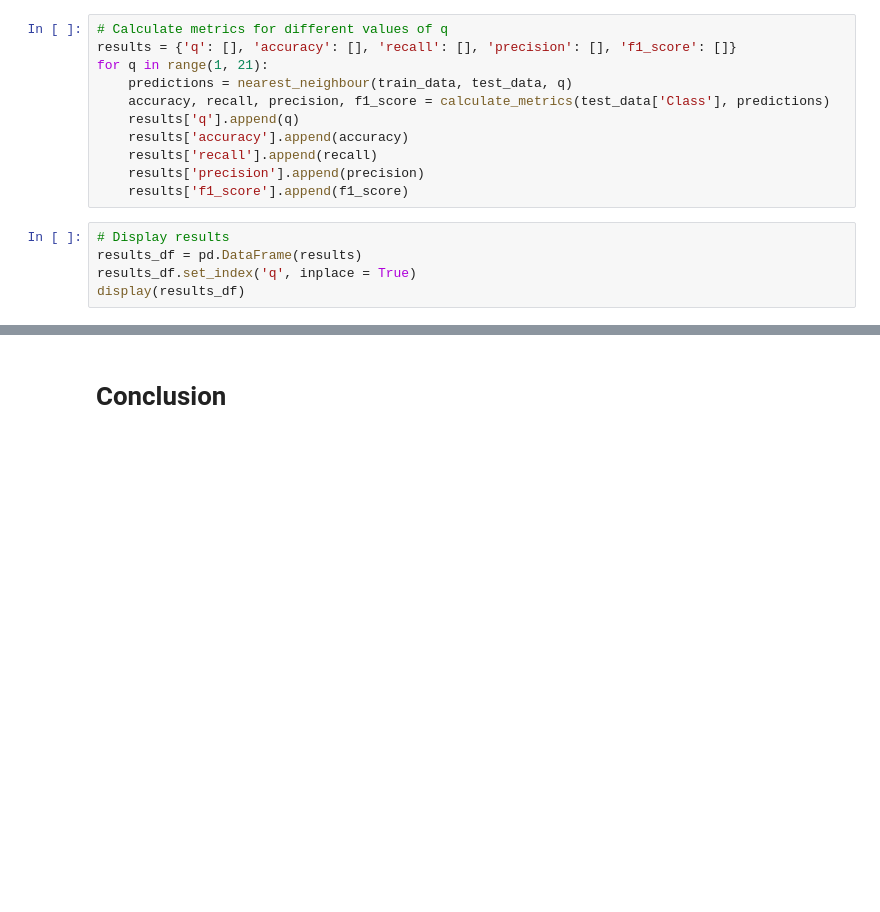
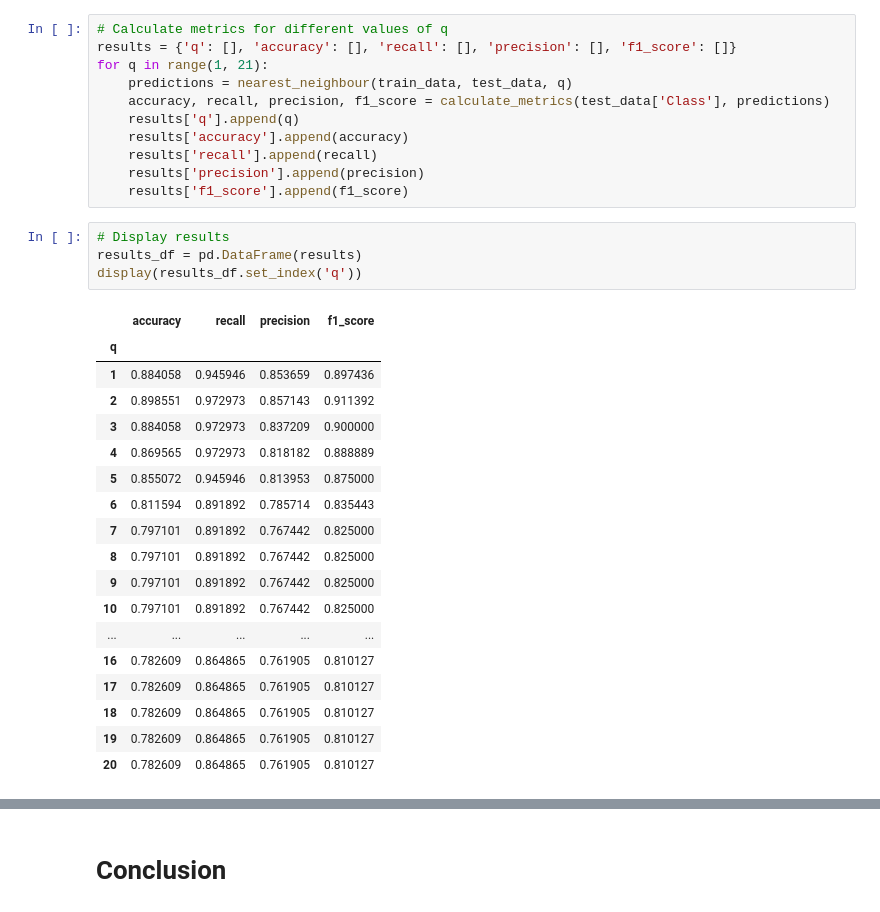
Before and after one commit to rjosh003-CS/Data-Mining-coursework, a Jupyter notebook: DM_Coursework_part_1.ipynb, the cells around one changed output, grey strips where cells are left out. Cells and saved outputs as stored; diff of their text form; blank space fills up the shorter version.

```diff
--- a/DM_Coursework_part_1.ipynb
+++ b/DM_Coursework_part_1.ipynb
@@ -972,6 +1041,24 @@ for q in range(1, 21):
 # %%
 # Display results
 results_df = pd.DataFrame(results)
-results_df.set_index('q', inplace = True)
-display(results_df)
+display(results_df.set_index('q'))
+# %% [output]
+|  | accuracy | recall | precision | f1_score |
+| q |  |  |  |  |
+| 1 | 0.884058 | 0.945946 | 0.853659 | 0.897436 |
+| 2 | 0.898551 | 0.972973 | 0.857143 | 0.911392 |
+| 3 | 0.884058 | 0.972973 | 0.837209 | 0.900000 |
+| 4 | 0.869565 | 0.972973 | 0.818182 | 0.888889 |
+| 5 | 0.855072 | 0.945946 | 0.813953 | 0.875000 |
+| 6 | 0.811594 | 0.891892 | 0.785714 | 0.835443 |
+| 7 | 0.797101 | 0.891892 | 0.767442 | 0.825000 |
+| 8 | 0.797101 | 0.891892 | 0.767442 | 0.825000 |
+| 9 | 0.797101 | 0.891892 | 0.767442 | 0.825000 |
+| 10 | 0.797101 | 0.891892 | 0.767442 | 0.825000 |
+| ... | ... | ... | ... | ... |
+| 16 | 0.782609 | 0.864865 | 0.761905 | 0.810127 |
+| 17 | 0.782609 | 0.864865 | 0.761905 | 0.810127 |
+| 18 | 0.782609 | 0.864865 | 0.761905 | 0.810127 |
+| 19 | 0.782609 | 0.864865 | 0.761905 | 0.810127 |
+| 20 | 0.782609 | 0.864865 | 0.761905 | 0.810127 |
 # %%
```
Also changed, not shown: parts of 18 cells of this notebook.
